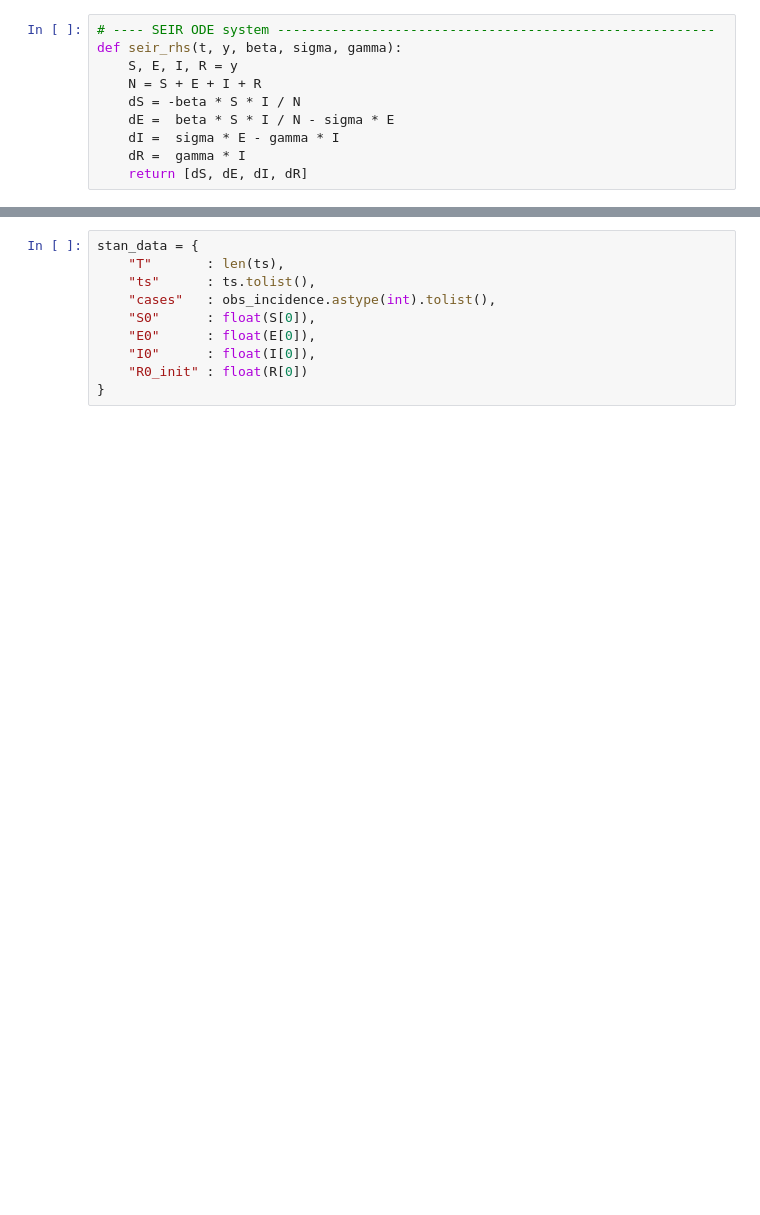
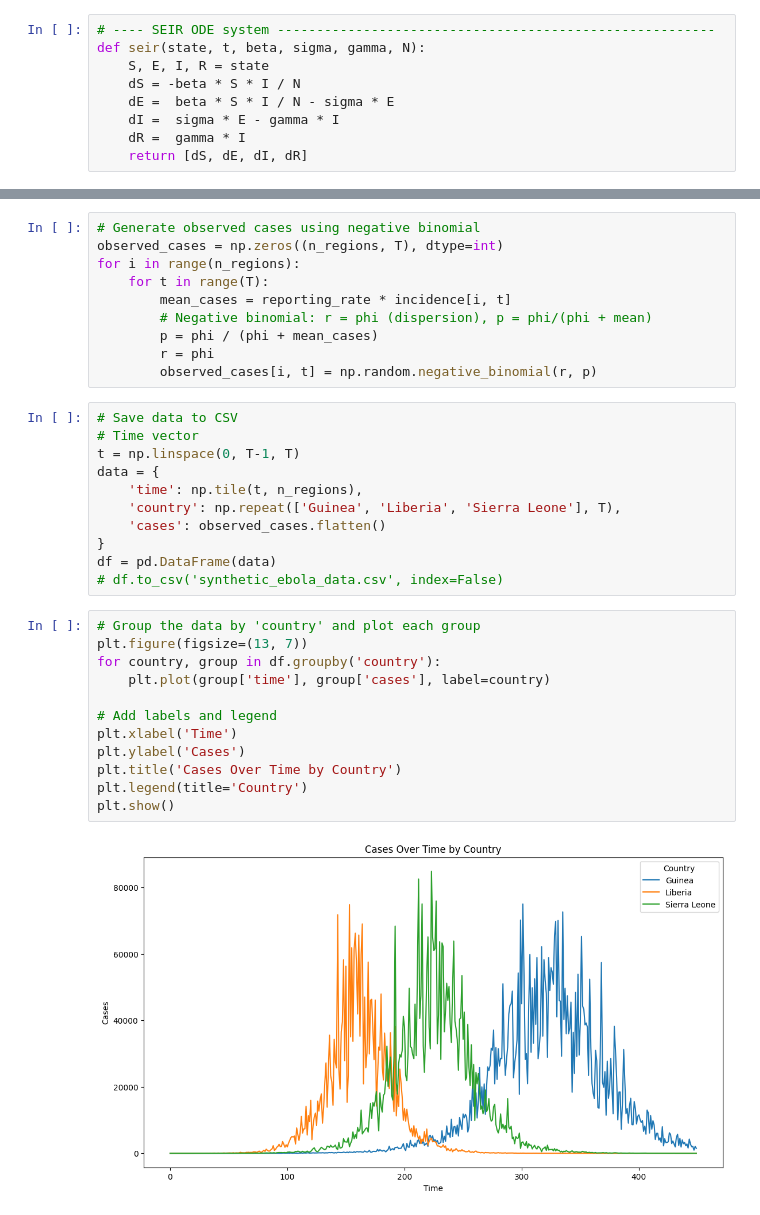
Before and after one commit to Samuelameningayeh/thesis, a Jupyter notebook: synthetic.ipynb, the cells around one changed output, grey strips where cells are left out. Cells and saved outputs as stored; diff of their text form; blank space fills up the shorter version.

```diff
--- a/synthetic.ipynb
+++ b/synthetic.ipynb
@@ -5,8 +26,7 @@ from scipy.integrate import solve_ivp
 # %%
 # ---- SEIR ODE system --------------------------------------------------------
-def seir_rhs(t, y, beta, sigma, gamma):
-    S, E, I, R = y
-    N = S + E + I + R
+def seir(state, t, beta, sigma, gamma, N):
+    S, E, I, R = state
     dS = -beta * S * I / N
     dE =  beta * S * I / N - sigma * E
     dI =  sigma * E - gamma * I
@@ -40,10 +70,35 @@ obs_incidence = np.random.poisson(np.maximum(incidence, 1e-3))
+# %%
+# Generate observed cases using negative binomial
+observed_cases = np.zeros((n_regions, T), dtype=int)
+for i in range(n_regions):
+    for t in range(T):
+        mean_cases = reporting_rate * incidence[i, t]
+        # Negative binomial: r = phi (dispersion), p = phi/(phi + mean)
+        p = phi / (phi + mean_cases)
+        r = phi
+        observed_cases[i, t] = np.random.negative_binomial(r, p)
 # %%
-stan_data = {
-    "T"       : len(ts),
-    "ts"      : ts.tolist(),
-    "cases"   : obs_incidence.astype(int).tolist(),
-    "S0"      : float(S[0]),
-    "E0"      : float(E[0]),
-    "I0"      : float(I[0]),
-    "R0_init" : float(R[0])
+# Save data to CSV
+# Time vector
+t = np.linspace(0, T-1, T)
+data = {
+    'time': np.tile(t, n_regions),
+    'country': np.repeat(['Guinea', 'Liberia', 'Sierra Leone'], T),
+    'cases': observed_cases.flatten()
 }
+df = pd.DataFrame(data)
+# df.to_csv('synthetic_ebola_data.csv', index=False)
+# %%
+# Group the data by 'country' and plot each group
+plt.figure(figsize=(13, 7))
+for country, group in df.groupby('country'):
+    plt.plot(group['time'], group['cases'], label=country)
+
+# Add labels and legend
+plt.xlabel('Time')
+plt.ylabel('Cases')
+plt.title('Cases Over Time by Country')
+plt.legend(title='Country')
+plt.show()
+# %% [output]
+[figure, added]
```
Also changed, not shown: parts of 19 cells of this notebook, 6 other files.
